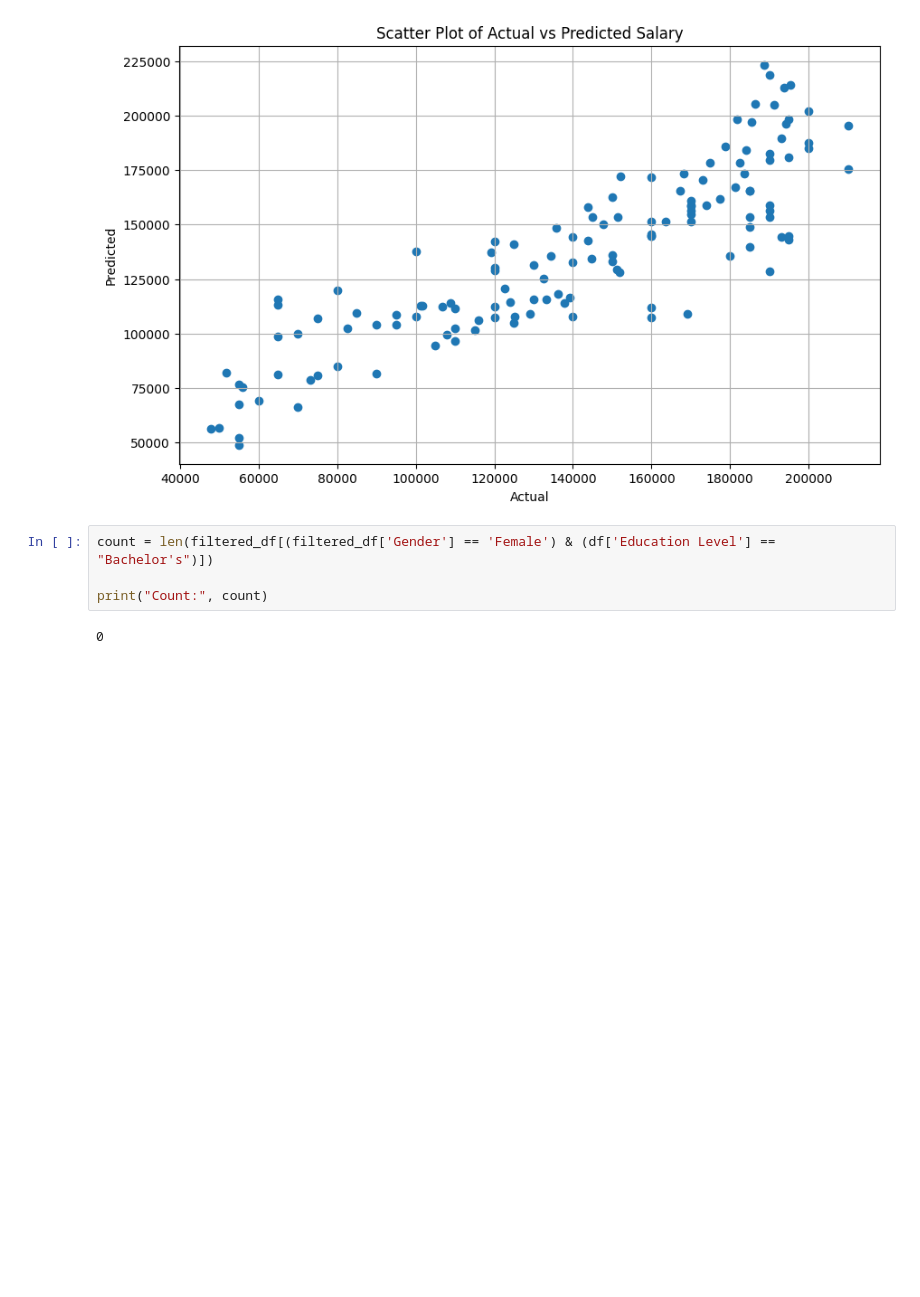
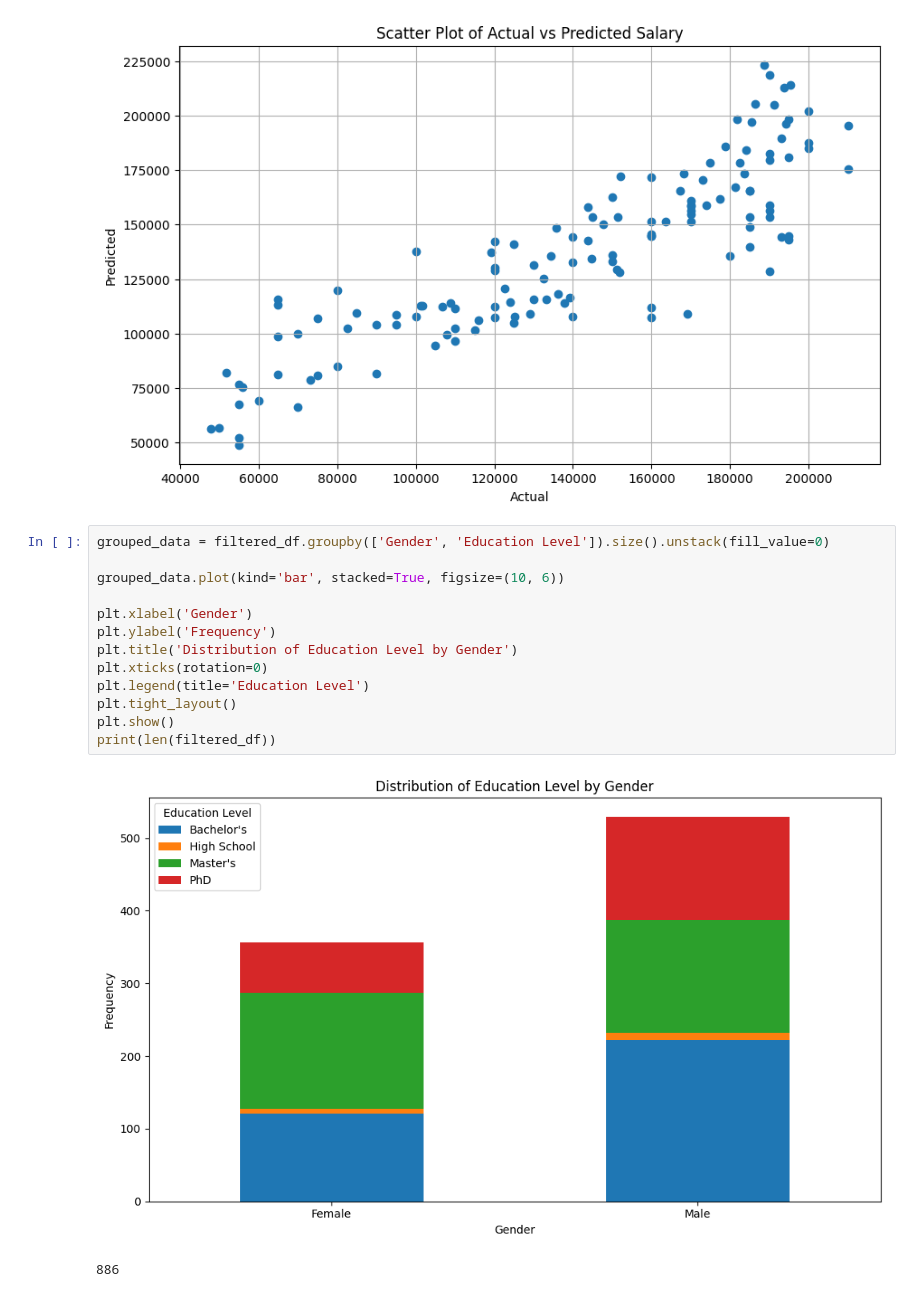
Before and after one commit to JackVacek/AI4ALL, a Jupyter notebook: Preprocessing.ipynb, the cells around one changed output. Saved outputs shown, nothing was run; the diff lists cells and outputs as text; blank space fills up the shorter version.

```diff
--- a/Preprocessing.ipynb
+++ b/Preprocessing.ipynb
@@ -555,8 +555,18 @@ plt.show()
 # %% [output]
 [figure]
 # %%
-count = len(filtered_df[(filtered_df['Gender'] == 'Female') & (df['Education Level'] == "Bachelor's")])
+grouped_data = filtered_df.groupby(['Gender', 'Education Level']).size().unstack(fill_value=0)
 
-print("Count:", count)
+grouped_data.plot(kind='bar', stacked=True, figsize=(10, 6))
+
+plt.xlabel('Gender')
+plt.ylabel('Frequency')
+plt.title('Distribution of Education Level by Gender')
+plt.xticks(rotation=0)
+plt.legend(title='Education Level')
+plt.tight_layout()
+plt.show()
+print(len(filtered_df))
 # %% [output]
+[figure, added]
-0
+886
```
